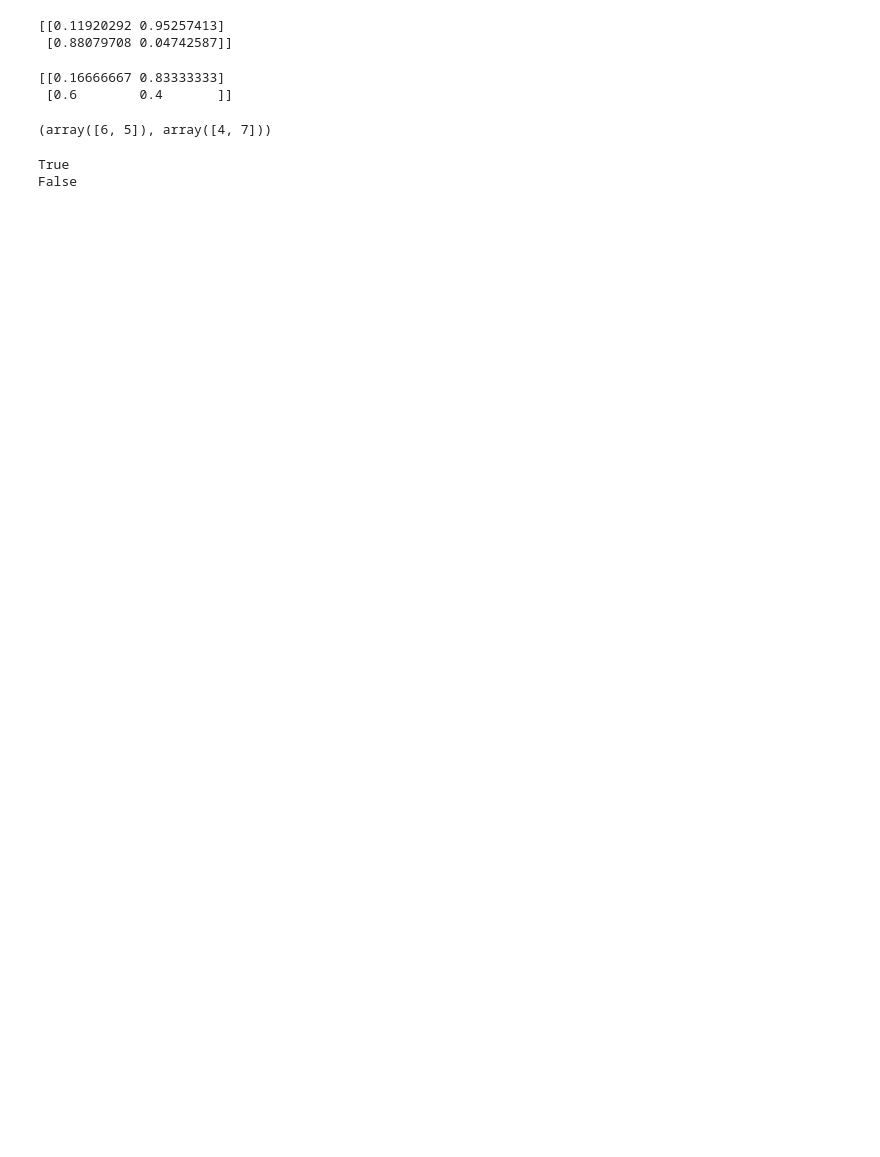
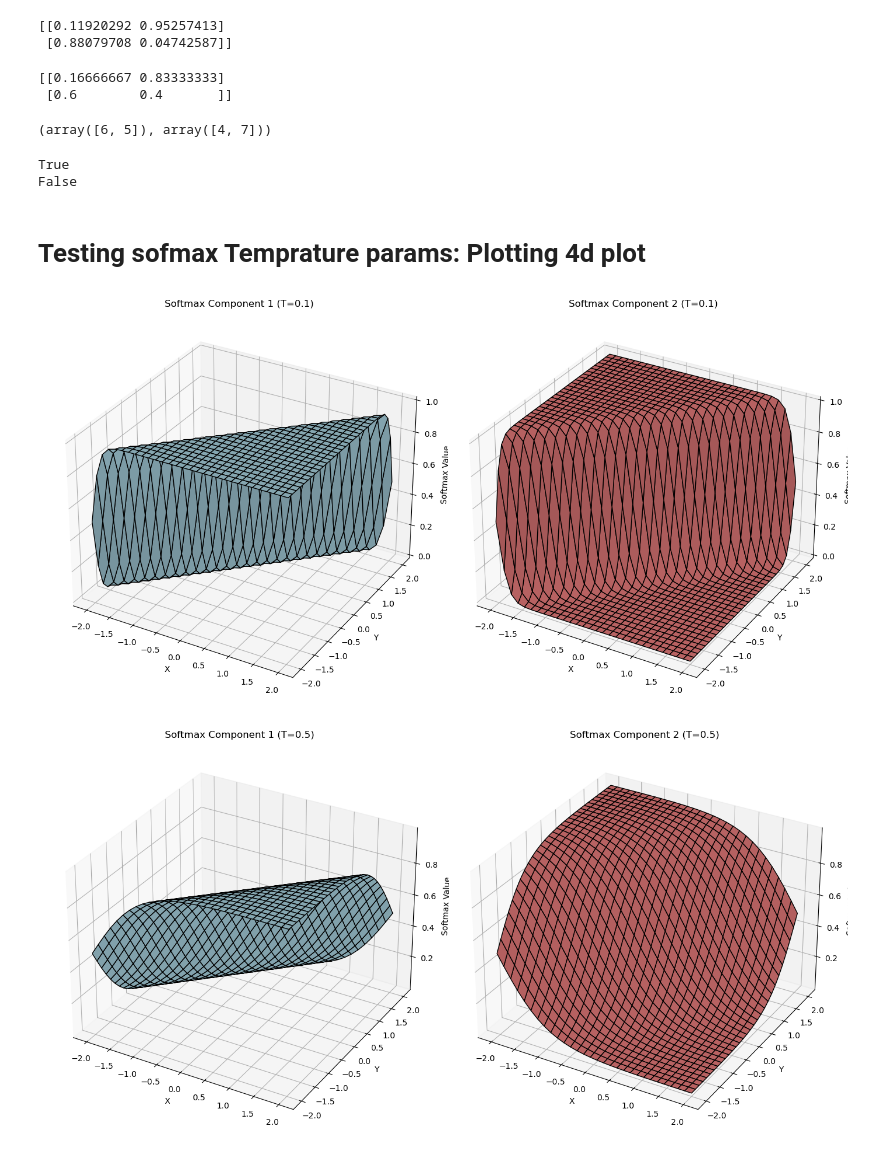
Before and after one commit to HssainAzaqy135/Deep-Learning-Research-project, a Jupyter notebook: lower_bound_function_tests.ipynb, the cells around one changed output. Saved outputs shown, nothing was run; the diff lists cells and outputs as text; code cells hidden in the pictures; blank space fills up the shorter version.

Commit message:
tuned softmax, fixed commits

```diff
--- a/lower_bound_function_tests.ipynb
+++ b/lower_bound_function_tests.ipynb
@@ -82,3 +83,56 @@ print(check_bistoch(output_mat + 1e-11*np.ones((2,2))))
 # %% [output]
 True
 False
+# %% [markdown]
+# Testing sofmax Temprature params: Plotting 4d plot
+# %%
+import numpy as np
+import matplotlib.pyplot as plt
+from mpl_toolkits.mplot3d import Axes3D
+
+def softmax_with_temperature(x, T):
+    e_x = np.exp(x / T - np.max(x / T, axis=-1, keepdims=True))
+    return e_x / np.sum(e_x, axis=-1, keepdims=True)
+
+def plot_softmax_3d_with_temperature(T, x, y):
+    # Define the grid
+    X, Y = np.meshgrid(x, y)
+    Z = np.dstack((X, Y))
+
+    # Compute the softmax with temperature for each point
+    S = softmax_with_temperature(Z, T)
+
+    # Create a 3D plot
+    fig = plt.figure(figsize=(14, 7))
+
+    # Softmax Component 1
+    ax1 = fig.add_subplot(121, projection='3d')
+    ax1.plot_surface(X, Y, S[:, :, 0], color='lightblue', edgecolor='k')
+    ax1.set_title(f'Softmax Component 1 (T={T})')
+    ax1.set_xlabel('X')
+    ax1.set_ylabel('Y')
+    ax1.set_zlabel('Softmax Value')
+
+    # Softmax Component 2
+    ax2 = fig.add_subplot(122, projection='3d')
+    ax2.plot_surface(X, Y, S[:, :, 1], color='lightcoral', edgecolor='k')
+    ax2.set_title(f'Softmax Component 2 (T={T})')
+    ax2.set_xlabel('X')
+    ax2.set_ylabel('Y')
+    ax2.set_zlabel('Softmax Value')
+
+    plt.tight_layout()
+    plt.show()
+
+# Define grid
+x = np.linspace(-2, 2, 30)
+y = np.linspace(-2, 2, 30)
+
+# Example temperature values
+temperatures = [0.1, 0.5,1, 3]
+
+for T in temperatures:
+    plot_softmax_3d_with_temperature(T, x, y)
+# %% [output]
+[figure, added]
+[figure, added]
```
Also changed, not shown: parts of 2 cells of this notebook, 1 other file.
